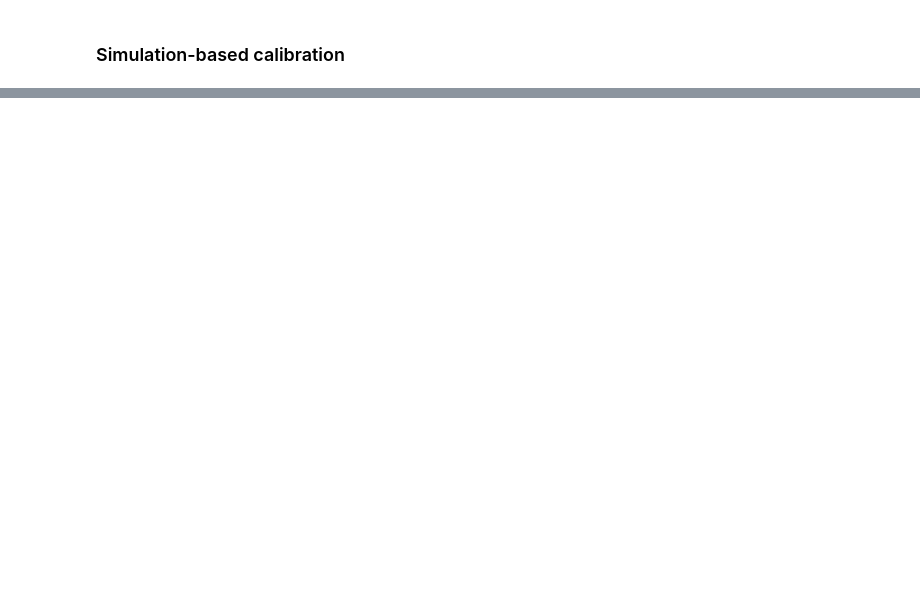
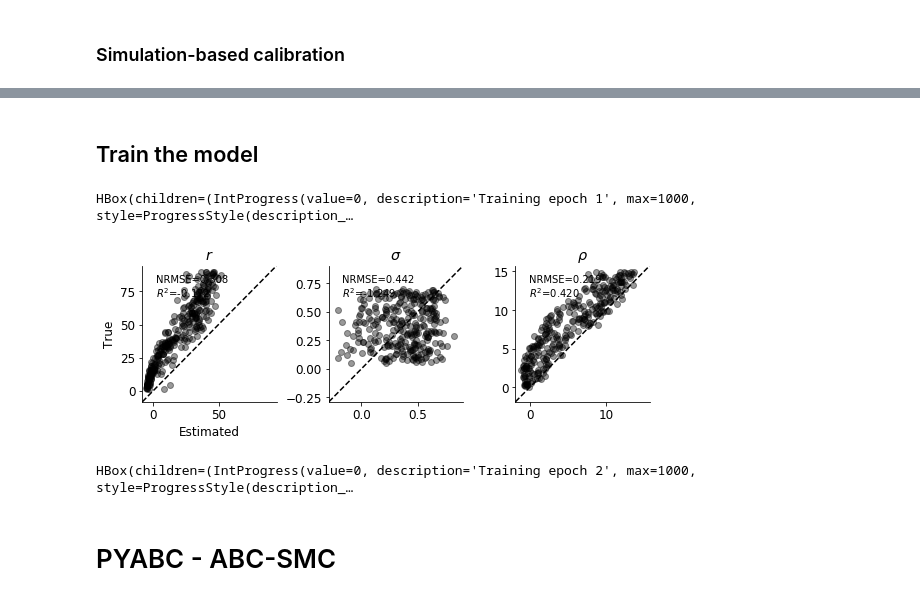
Before and after one commit to stefanradev93/cINN, a Jupyter notebook: Ricker_Comparison.ipynb, the cells around one changed output, grey strips where cells are left out. Saved outputs shown, nothing was run; the diff lists cells and outputs as text; code cells hidden in the pictures; blank space fills up the shorter version.

```diff
--- a/Ricker_Comparison.ipynb
+++ b/Ricker_Comparison.ipynb
@@ -364,7 +367,7 @@ plot_true_est_scatter(model, X_test, theta_test, n_samples_posterior, param_name
 ## Train the model
 # %%
 %%time
-for ep in range(1, 20+1):
+for ep in range(1, 50+1):
     with tqdm(total=iterations_per_epoch, desc='Training epoch {}'.format(ep)) as p_bar:
 
         losses = train_online_heteroscedastic(model, optimizer, simulate_ricker, iterations_per_epoch,
@@ -412,0 +472,23 @@ plot_sbc(model, n_samples_posterior, X_test, theta_test, param_names, figsize=(1
+# %% [markdown]
+## Train the model
+# %%
+%%time
+for ep in range(1, 30+1):
+    with tqdm(total=iterations_per_epoch, desc='Training epoch {}'.format(ep)) as p_bar:
+
+        losses = train_online_iaf(vae_iaf, optimizer, simulate_ricker, iterations_per_epoch,
+                                  batch_size, beta, p_bar, clip_value=clip_value,
+                                  global_step=global_step, beta_max=beta_max,
+                                  beta_step=beta_step, beta_increment=beta_increment)
+
+        # Plot stuff
+        plot_true_est_scatter(vae_iaf, X_test, theta_test, n_samples_posterior, param_names, figsize=(8, 3))
+
+        # Store checkpoint
+        manager.save()
+# %% [output]
+HBox(children=(IntProgress(value=0, description='Training epoch 1', max=1000, style=ProgressStyle(description_…
+[figure, added]
+HBox(children=(IntProgress(value=0, description='Training epoch 2', max=1000, style=ProgressStyle(description_…
+# %% [markdown]
+# PYABC - ABC-SMC
```
Also changed, not shown: parts of 31 cells of this notebook, 25 other files.
